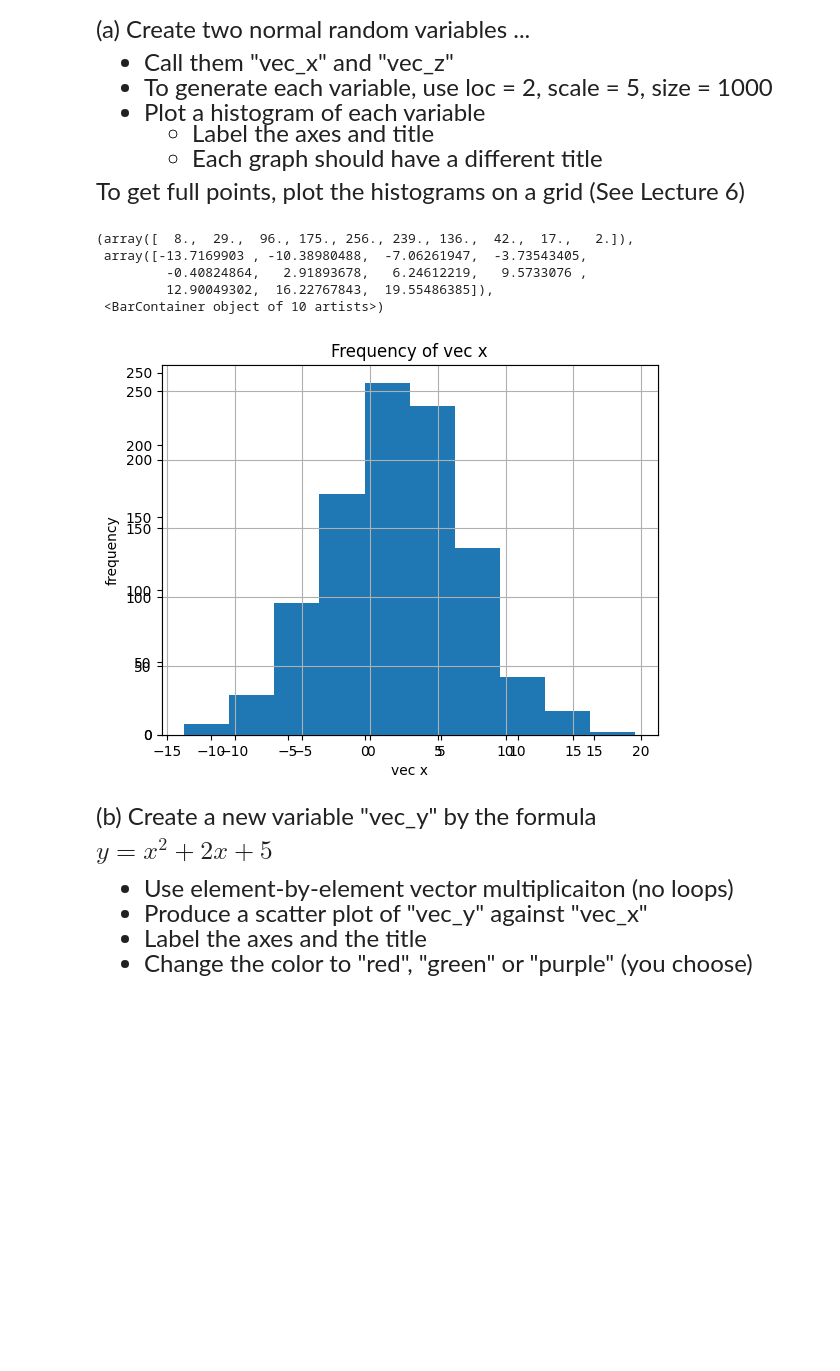
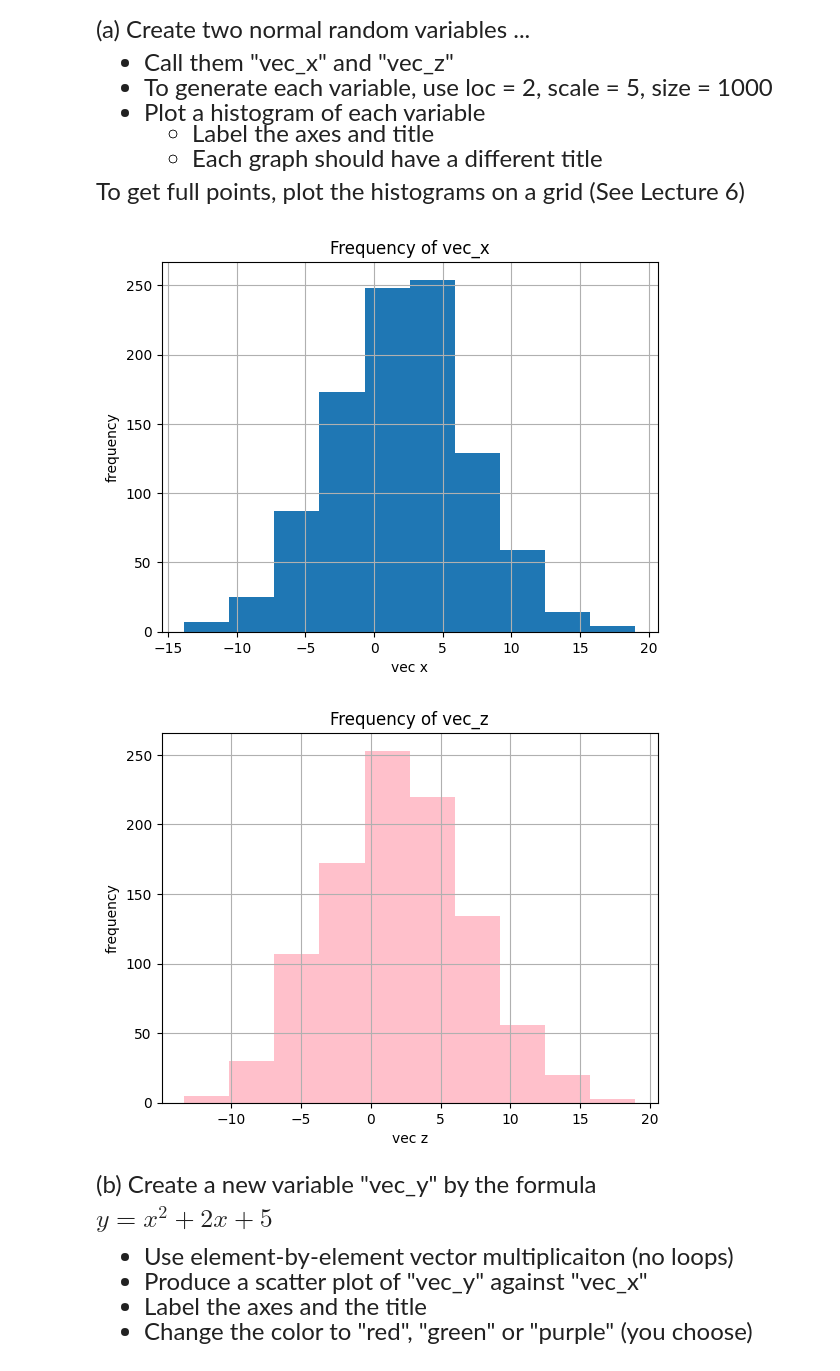
Before and after one commit to aanya-v/emoryqtm151, a Jupyter notebook: Lecture 07/Lecture 7.ipynb, the cells around one changed output. Saved outputs shown, nothing was run; the diff lists cells and outputs as text; code cells hidden in the pictures; blank space fills up the shorter version.

```diff
--- a/Lecture 07/Lecture 7.ipynb
+++ b/Lecture 07/Lecture 7.ipynb
@@ -92,24 +92,29 @@ Questions
 
 To get full points, plot the histograms on a grid (See Lecture 6)
 # %%
+np.random.seed(123123)
 vec_x = np.random.normal(loc =2, scale = 5, size = 1000)
 vec_z = np.random.normal(loc =2, scale=5, size = 1000)
+vecs = [vec_x, vec_z]
+
+plt.axes().grid()
 
 plt.hist (x = vec_x)
 plt.xlabel("vec x")
 plt.ylabel("frequency")
-plt.title("Frequency of vec x")
-axes = plt.axes()
-axes.grid()
+plt.title("Frequency of " + "vec_x")
+plt.show()
 
-plt.hist (x= vec_z)
+plt.axes().grid()
+
+plt.hist (x = vec_z, color ="pink")
+plt.xlabel("vec z")
+plt.ylabel("frequency")
+plt.title("Frequency of " + "vec_z")
+plt.show()
 # %% [output]
-(array([  8.,  29.,  96., 175., 256., 239., 136.,  42.,  17.,   2.]),
- array([-13.7169903 , -10.38980488,  -7.06261947,  -3.73543405,
-         -0.40824864,   2.91893678,   6.24612219,   9.5733076 ,
-         12.90049302,  16.22767843,  19.55486385]),
- <BarContainer object of 10 artists>)
-[figure, old version]
+[figure, new version]
+[figure, added]
 # %% [markdown]
 <font size = "5">
 
```
Also changed, not shown: parts of 6 cells of this notebook, 5 other files.
